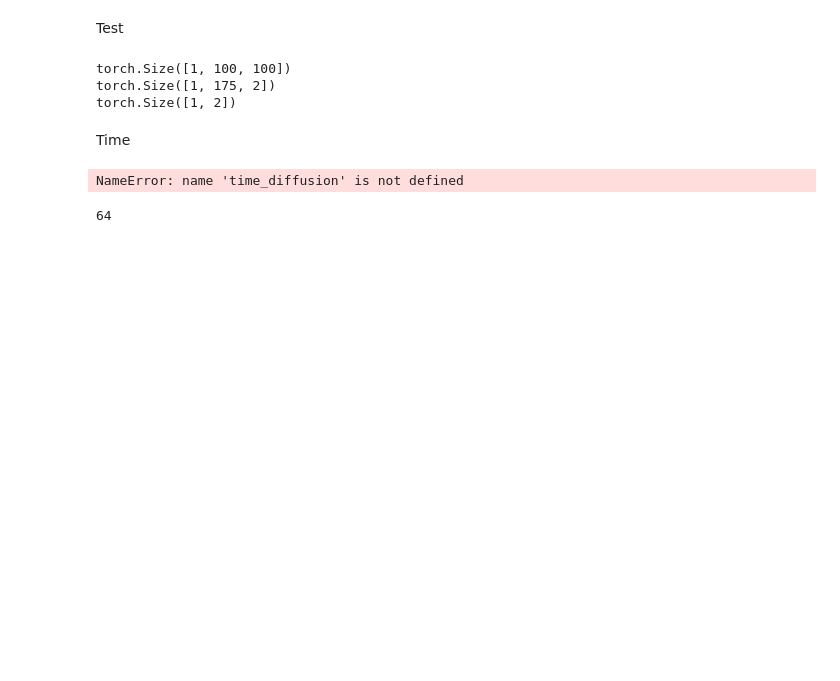
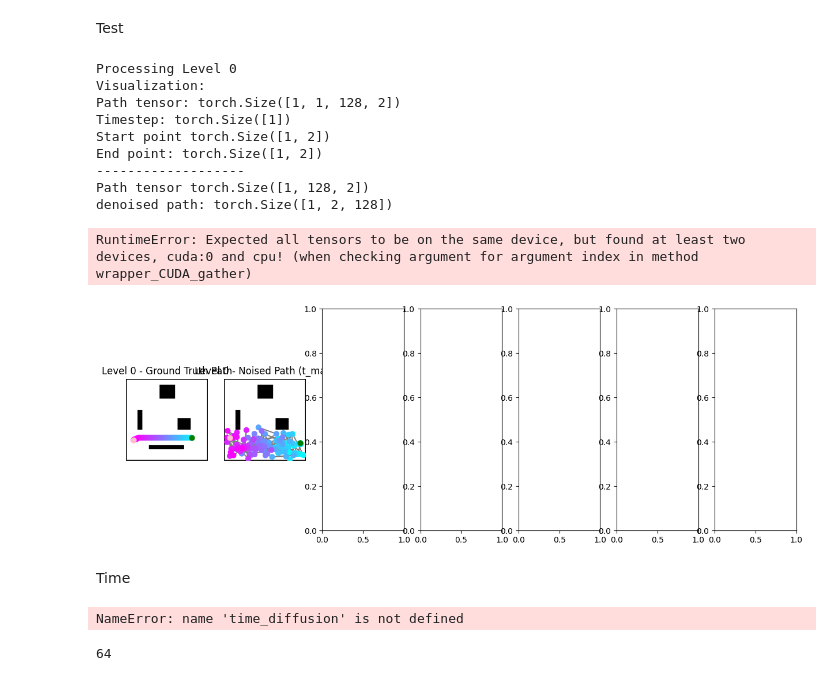
Before and after one commit to jasonjabbour/Diffusion_Planning, a Jupyter notebook: Modeling/LineDiffusion.ipynb, the cells around one changed output. Cells and saved outputs as stored; diff of their text form; code cells hidden in the pictures; blank space fills up the shorter version.

```diff
--- a/Modeling/LineDiffusion.ipynb
+++ b/Modeling/LineDiffusion.ipynb
@@ -1369,6 +1585,9 @@ def generate_plan(
     device,
     num_timestep_display=5,
     visualize=True,
+    guess_dist=False,
+    sigma_parallel=.2,
+    sigma_perp=.2
 ):
     """
     Generate and visualize a plan using the trained models by denoising the path at each level.
@@ -1396,8 +1615,22 @@ def generate_plan(
     t_max = multi_level_diffusion_model.models[level].timesteps - 1
     t_max_tensor = torch.tensor([t_max], device=device)
 
-    # Noise path to t_max
-    initial_noisy_path, _ = multi_level_diffusion_model.models[level].forward(current_denoised_path, t_max_tensor, reduced_mask, device)
+    line_guess = None
+    if guess_dist:
+
+        current_denoised_path = current_denoised_path.squeeze(0)
+        initial_noisy_path, _ = multi_level_diffusion_model.models[level].forward_guess(current_denoised_path,
+                                                                            t_max_tensor,
+                                                                            sample_start_point,
+                                                                            sample_end_point,
+                                                                            sigma_parallel,
+                                                                            sigma_perp,
+                                                                            device=device)
+
+        line_guess = multi_level_diffusion_model.models[level].get_line_guess()
+    else:
+        # Noise path to t_max
+        initial_noisy_path, _ = multi_level_diffusion_model.models[level].forward(current_denoised_path, t_max_tensor, reduced_mask, device)
 
     # Visualize the noisy path
     if visualize:
@@ -1418,6 +1651,7 @@ def generate_plan(
             gradient=True,
             title=f"Level {level} - Noised Path (t_max)",
             ax=axes[ax_count],
+            line_guess=line_guess.cpu()
         )
         ax_count += 1
 
@@ -1425,8 +1659,12 @@ def generate_plan(
     # Calculate timesteps to display
     timesteps_to_display = set(torch.linspace(1, t_max, steps=num_timestep_display, dtype=torch.long).tolist())
 
+    # Already squeezed. TODO: make sure the forward guess funciton is consistent with forward function dims
+    if guess_dist:
+        denoised_path = initial_noisy_path.permute(0, 2, 1)
+    else:
+        denoised_path = initial_noisy_path.squeeze(0).permute(0, 2, 1)
 
-    denoised_path = initial_noisy_path.squeeze(0).permute(0, 2, 1)
     conditioning_path = None
 
     # Denoise each timestep at a time in reverse
@@ -1452,6 +1690,7 @@ def generate_plan(
                     gradient=True,
                     title=f"Level {level} - Denoised to {t}",
                     ax=axes[ax_count],
+                    line_guess=line_guess.cpu()
                 )
                 ax_count += 1
 
@@ -1804,24 +2014,29 @@ Test
 # %%
 
 with torch.no_grad():
     # Sample a batch of paths for visualization
     sample_data = next(iter(val_vis_dataloader))
     # Squeeze to get rid of batch dimension. We only need one sample
     sample_map = sample_data['map'].to(device)
     sample_path = sample_data['astar_path'].to(device)
     sample_mask = sample_data['astar_mask'].to(device)
     sample_start_point = sample_data['start_point'].to(device)
     sample_end_point = sample_data['end_point'].to(device)
 
-    print(sample_map.shape)
-    print(sample_path.shape)
-    print(sample_start_point.shape)
 
-    # generate_plan(sample_map, sample_path, sample_mask, sample_start_point, sample_end_point, unet_models, target_lengths, 0, device, num_timestep_display=5, visualize=True)
+    generate_plan(sample_map, sample_path, sample_mask, sample_start_point, sample_end_point, unet_models, target_lengths, 0, device, num_timestep_display=5, visualize=True, guess_dist=guess_dist)
 # %% [output]
-torch.Size([1, 100, 100])
-torch.Size([1, 175, 2])
-torch.Size([1, 2])
+Processing Level 0
+Visualization:
+Path tensor: torch.Size([1, 1, 128, 2])
+Timestep: torch.Size([1])
+Start point torch.Size([1, 2])
+End point: torch.Size([1, 2])
+-------------------
+Path tensor torch.Size([1, 128, 2])
+denoised path: torch.Size([1, 2, 128])
+RuntimeError: Expected all tensors to be on the same device, but found at least two devices, cuda:0 and cpu! (when checking argument for argument index in method wrapper_CUDA_gather)
+[figure, added]
 # %% [markdown]
 Time
 # %%
```
Also changed, not shown: parts of 15 cells of this notebook.
